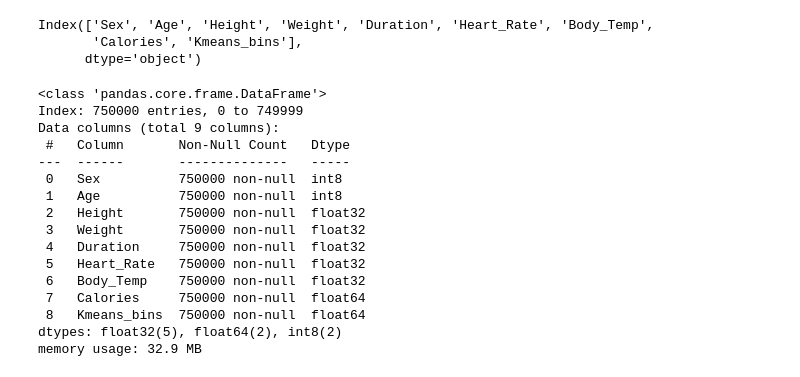
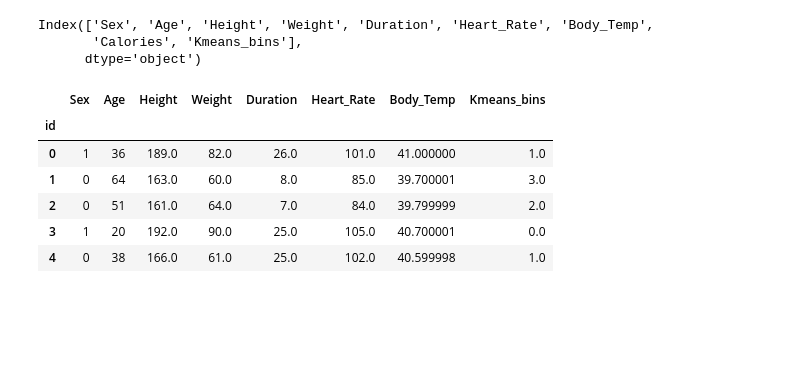
Before and after one commit to sjain600/Kaggle-Calories, a Jupyter notebook: calories-pred-baseline-model.ipynb, the cells around one changed output. Cells and saved outputs as stored; diff of their text form; code cells hidden in the pictures; blank space fills up the shorter version.

```diff
--- a/calories-pred-baseline-model.ipynb
+++ b/calories-pred-baseline-model.ipynb
@@ -171,19 +170,0 @@ test['Sex'] = le.transform(test['Sex']).astype('int8')
-# %%
-train.info()
-# %% [output]
-<class 'pandas.core.frame.DataFrame'>
-Index: 750000 entries, 0 to 749999
-Data columns (total 9 columns):
- #   Column       Non-Null Count   Dtype
----  ------       --------------   -----
- 0   Sex          750000 non-null  int8
- 1   Age          750000 non-null  int8
- 2   Height       750000 non-null  float32
- 3   Weight       750000 non-null  float32
- 4   Duration     750000 non-null  float32
- 5   Heart_Rate   750000 non-null  float32
- 6   Body_Temp    750000 non-null  float32
- 7   Calories     750000 non-null  float64
- 8   Kmeans_bins  750000 non-null  float64
-dtypes: float32(5), float64(2), int8(2)
-memory usage: 32.9 MB
@@ -206,3 +179,13 @@ X_test = log_features(X_test)
+# %%
+X.head()
+# %% [output]
+|  | Sex | Age | Height | Weight | Duration | Heart_Rate | Body_Temp | Kmeans_bins |
+| id |  |  |  |  |  |  |  |  |
+| 0 | 1 | 36 | 189.0 | 82.0 | 26.0 | 101.0 | 41.000000 | 1.0 |
+| 1 | 0 | 64 | 163.0 | 60.0 | 8.0 | 85.0 | 39.700001 | 3.0 |
+| 2 | 0 | 51 | 161.0 | 64.0 | 7.0 | 84.0 | 39.799999 | 2.0 |
+| 3 | 1 | 20 | 192.0 | 90.0 | 25.0 | 105.0 | 40.700001 | 0.0 |
+| 4 | 0 | 38 | 166.0 | 61.0 | 25.0 | 102.0 | 40.599998 | 1.0 |
 # %%
 X_test.head()
 # %% [output]
```
Also changed, not shown: parts of 10 cells of this notebook.
